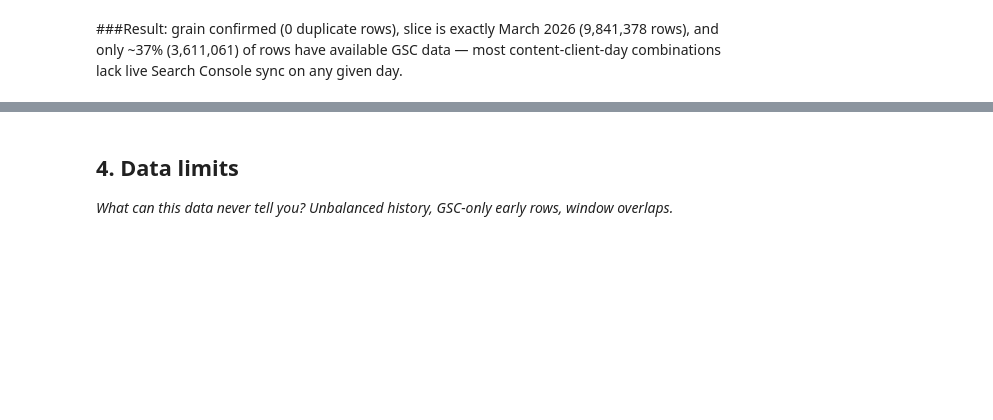
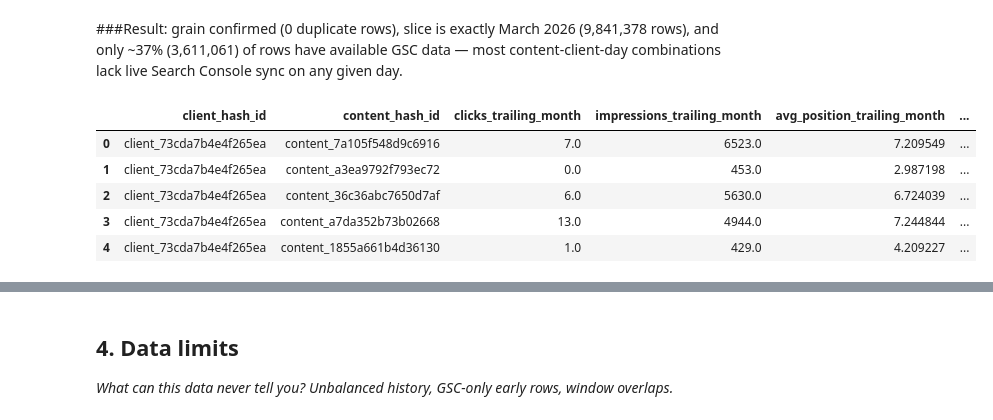
Before and after one commit to Syed8855/FlyRank, a Jupyter notebook: work/notebooks/w03_data_contract.ipynb, the cells around one changed output, grey strips where cells are left out. Cells and saved outputs as stored; diff of their text form; code cells hidden in the pictures; blank space fills up the shorter version.

```diff
--- a/work/notebooks/w03_data_contract.ipynb
+++ b/work/notebooks/w03_data_contract.ipynb
@@ -131,3 +132,26 @@ con.sql(f"""
 grain confirmed (0 duplicate rows), slice is exactly March 2026 (9,841,378 rows),
 and only ~37% (3,611,061) of rows have available GSC data — most content-client-day
 combinations lack live Search Console sync on any given day.
+# %%
+features_df = con.sql(f"""
+    SELECT
+        client_hash_id,
+        content_hash_id,
+        SUM(gsc_clicks) AS clicks_trailing_month,
+        SUM(gsc_impressions) AS impressions_trailing_month,
+        AVG(gsc_avg_position) AS avg_position_trailing_month,
+        SUM(ga4_sessions) AS sessions_trailing_month,
+        SUM(scroll_events) AS scroll_events_trailing_month
+    FROM read_parquet('{rel}/fact_content_daily_performance/month=2026-03/*.parquet')
+    WHERE gsc_data_available IS TRUE
+    GROUP BY client_hash_id, content_hash_id
+""").df()
+
+features_df.head()
+# %% [output]
+|  | client_hash_id | content_hash_id | clicks_trailing_month | impressions_trailing_month | avg_position_trailing_month | ... |
+| 0 | client_73cda7b4e4f265ea | content_7a105f548d9c6916 | 7.0 | 6523.0 | 7.209549 | ... |
+| 1 | client_73cda7b4e4f265ea | content_a3ea9792f793ec72 | 0.0 | 453.0 | 2.987198 | ... |
+| 2 | client_73cda7b4e4f265ea | content_36c36abc7650d7af | 6.0 | 5630.0 | 6.724039 | ... |
+| 3 | client_73cda7b4e4f265ea | content_a7da352b73b02668 | 13.0 | 4944.0 | 7.244844 | ... |
+| 4 | client_73cda7b4e4f265ea | content_1855a661b4d36130 | 1.0 | 429.0 | 4.209227 | ... |
```
Also changed, not shown: parts of 7 cells of this notebook.
